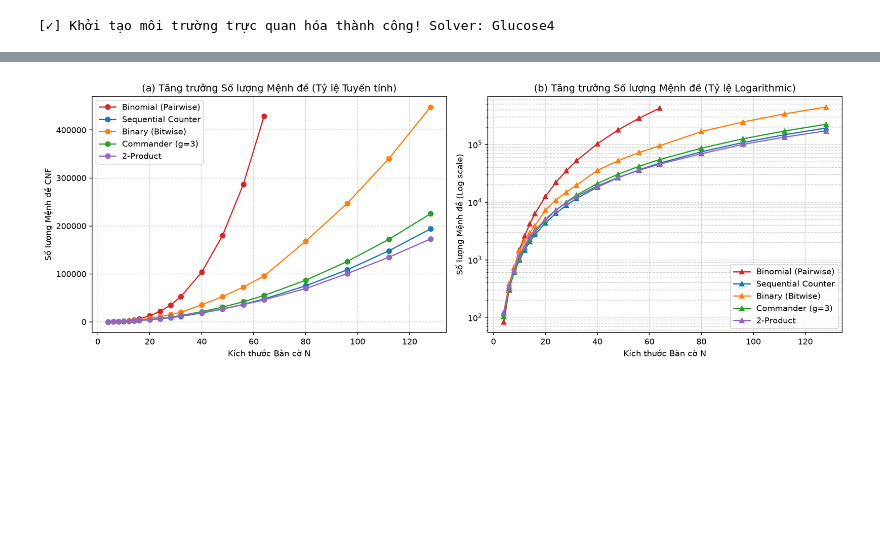
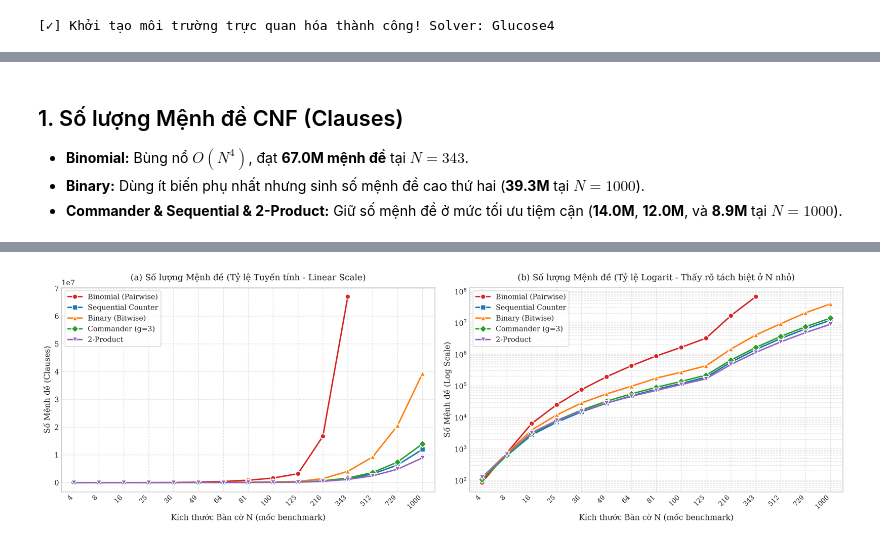
Before and after one commit to NhHung07/N_Queens, a Jupyter notebook: results/visualization/encoding.ipynb, the cells around one changed output, grey strips where cells are left out. Saved outputs shown, nothing was run; the diff lists cells and outputs as text; code cells hidden in the pictures; blank space fills up the shorter version.

Commit message:
feat(benchmark): cập nhật benchmark đa mô hình solver và tối ưu trực quan hóa encoding 2-subplots

```diff
--- a/results/visualization/encoding.ipynb
+++ b/results/visualization/encoding.ipynb
@@ -16,19 +12,19 @@ import matplotlib.pyplot as plt
 import seaborn as sns
 from pathlib import Path
 
-# Thiết lập phong cách hiển thị biểu đồ chuẩn Elsevier
+# Thiết lập phong cách hiển thị biểu đồ
 plt.style.use('seaborn-v0_8-whitegrid' if 'seaborn-v0_8-whitegrid' in plt.style.available else 'default')
 plt.rcParams.update({
     'font.family': 'serif',
     'font.size': 11,
-    'axes.labelsize': 12,
-    'axes.titlesize': 13,
-    'xtick.labelsize': 10,
+    'axes.labelsize': 11,
+    'axes.titlesize': 12,
+    'xtick.labelsize': 9,
     'ytick.labelsize': 10,
     'legend.fontsize': 10,
-    'figure.titlesize': 14,
+    'figure.titlesize': 13,
     'lines.linewidth': 2,
-    'lines.markersize': 6,
+    'lines.markersize': 7,
 })
 
 ENCODING_COLORS = {
@@ -47,6 +43,14 @@ ENCODING_LABELS = {
     'product': '2-Product',
 }
 
+ENCODING_MARKERS = {
+    'binomial': 'o',      # Tròn
+    'sequential': 's',    # Vuông
+    'binary': '^',        # Tam giác lên
+    'commander': 'D',     # Kim cương
+    'product': 'v',       # Tam giác xuống
+}
+
 print("[✓] Khởi tạo môi trường trực quan hóa thành công! Solver: Glucose4")
 # %% [output]
 [✓] Khởi tạo môi trường trực quan hóa thành công! Solver: Glucose4
@@ -104,32 +83,55 @@ Số lượng mệnh đề CNF quyết định kích thước bộ nhớ lưu tr
+# %% [markdown]
+## 1. Số lượng Mệnh đề CNF (Clauses)
+
+- **Binomial:** Bùng nổ $O(N^4)$, đạt **67.0M mệnh đề** tại $N = 343$.
+- **Binary:** Dùng ít biến phụ nhất nhưng sinh số mệnh đề cao thứ hai (**39.3M** tại $N = 1000$).
+- **Commander & Sequential & 2-Product:** Giữ số mệnh đề ở mức tối ưu tiệm cận (**14.0M**, **12.0M**, và **8.9M** tại $N = 1000$).
 # %%
 # 1. Bảng Pivot Số lượng Mệnh đề theo N
-pivot_clauses = df[df['status'] == 'SAT'].pivot(index='n', columns='encoding', values='clauses')
-display(pivot_clauses.loc[[4, 8, 16, 32, 64, 128]])
+pivot_clauses = df[df['clauses'] > 0].pivot(index='n', columns='encoding', values='clauses')
+display(pivot_clauses)
 
-# 2. Vẽ biểu đồ Clauses vs N (Linear Scale & Log Scale)
-fig, (ax1, ax2) = plt.subplots(1, 2, figsize=(14, 5))
-df_valid = df[df['status'] == 'SAT'].copy()
+# 2. Vẽ biểu đồ Clauses vs N (2 Subplots: Linear Scale & Log Scale)
+n_list = [4, 8, 16, 25, 36, 49, 64, 81, 100, 125, 216, 343, 512, 729, 1000]
+x_map = {n: i for i, n in enumerate(n_list)}
+
+fig, (ax1, ax2) = plt.subplots(1, 2, figsize=(16, 5.2))
 
 for enc in ['binomial', 'sequential', 'binary', 'commander', 'product']:
-    sub = df_valid[df_valid['encoding'] == enc].sort_values('n')
-    if not sub.empty:
-        ax1.plot(sub['n'], sub['clauses'], marker='o', label=ENCODING_LABELS[enc], color=ENCODING_COLORS[enc])
-        ax2.plot(sub['n'], sub['clauses'], marker='^', label=ENCODING_LABELS[enc], color=ENCODING_COLORS[enc])
+    data_enc = df[(df['encoding'] == enc) & (df['clauses'] > 0)].sort_values('n')
+    lbl = ENCODING_LABELS.get(enc, enc)
+    color = ENCODING_COLORS.get(enc, None)
+    marker = ENCODING_MARKERS.get(enc, 'o')
+    if not data_enc.empty:
+        xs = [x_map[n] for n in data_enc['n']]
+        # Subplot 1: Linear Scale
+        ax1.plot(xs, data_enc['clauses'], marker=marker, markersize=7, markeredgecolor='white', markeredgewidth=1.2, label=lbl, color=color, linewidth=2)
+        # Subplot 2: Log Scale
+        ax2.plot(xs, data_enc['clauses'], marker=marker, markersize=7, markeredgecolor='white', markeredgewidth=1.2, label=lbl, color=color, linewidth=2)
 
-ax1.set_title('(a) Tăng trưởng Số lượng Mệnh đề (Tỷ lệ Tuyến tính)')
-ax1.set_xlabel('Kích thước Bàn cờ N')
-ax1.set_ylabel('Số lượng Mệnh đề CNF')
-ax1.legend(frameon=True)
+# Thiết lập Subplot 1: Linear
+ax1.set_title('(a) Số lượng Mệnh đề (Tỷ lệ Tuyến tính - Linear Scale)', fontsize=12, pad=10)
+ax1.set_xlabel('Kích thước Bàn cờ N (mốc benchmark)', fontsize=11)
+ax1.set_ylabel('Số Mệnh đề (Clauses)', fontsize=11)
+ax1.set_xticks(range(len(n_list)))
+ax1.set_xticklabels(n_list, rotation=45, ha='right', fontsize=9)
+ax1.set_xlim(-0.5, len(n_list) - 0.5)
+ax1.legend(frameon=True, loc='upper left', fontsize=10)
 ax1.grid(True, linestyle='--', alpha=0.6)
 
-ax2.set_title('(b) Tăng trưởng Số lượng Mệnh đề (Tỷ lệ Logarithmic)')
-ax2.set_xlabel('Kích thước Bàn cờ N')
-ax2.set_ylabel('Số lượng Mệnh đề (Log scale)')
+# Thiết lập Subplot 2: Log
+ax2.set_title('(b) Số lượng Mệnh đề (Tỷ lệ Logarit - Thấy rõ tách biệt ở N nhỏ)', fontsize=12, pad=10)
+ax2.set_xlabel('Kích thước Bàn cờ N (mốc benchmark)', fontsize=11)
+ax2.set_ylabel('Số Mệnh đề (Log Scale)', fontsize=11)
 ax2.set_yscale('log')
-ax2.legend(frameon=True)
+ax2.set_xticks(range(len(n_list)))
+ax2.set_xticklabels(n_list, rotation=45, ha='right', fontsize=9)
+ax2.set_xlim(-0.5, len(n_list) - 0.5)
+ax2.legend(frameon=True, loc='upper left', fontsize=10)
 ax2.grid(True, which='both', linestyle='--', alpha=0.6)
 
 plt.tight_layout()
+plt.savefig('../figures/encoding_clauses.png', dpi=300, bbox_inches='tight')
 plt.show()
 # %% [output]
 | encoding | binary | binomial | commander | product | sequential |
@@ -143 +154 @@ plt.show()
-[figure, old version]
+[figure, new version]
```
Also changed, not shown: parts of 17 cells of this notebook, 12 other files.
